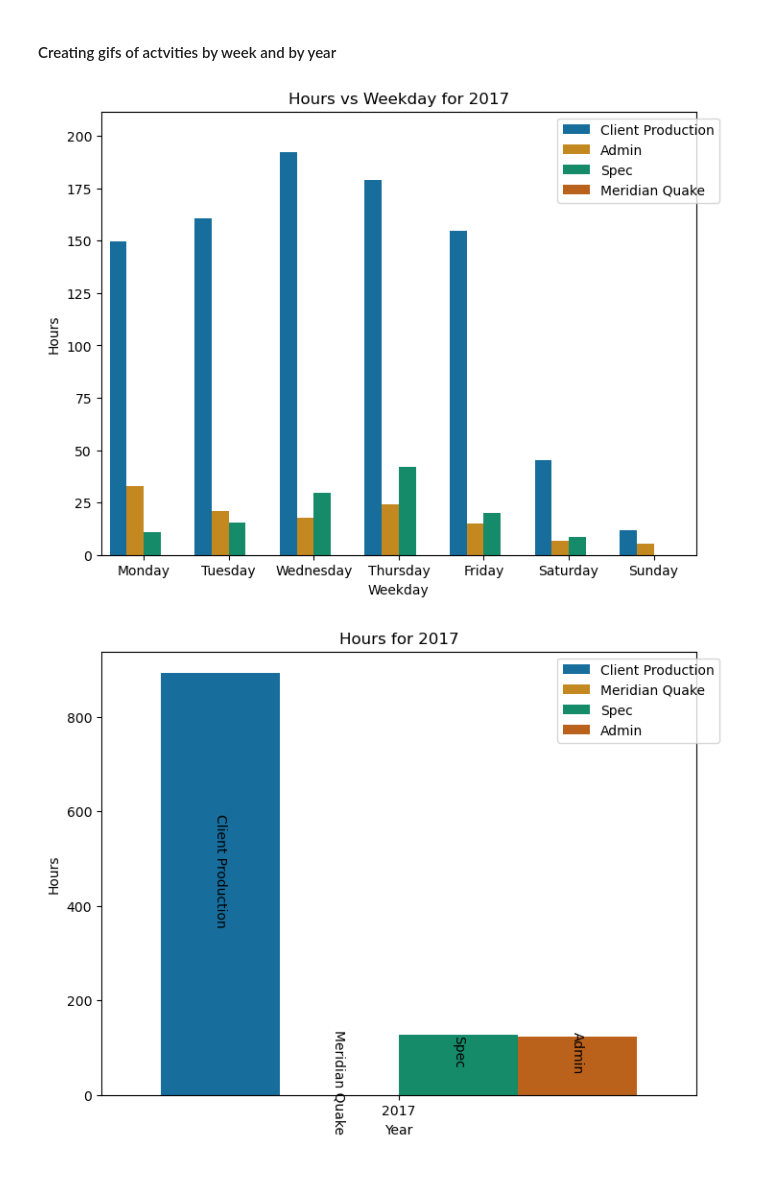
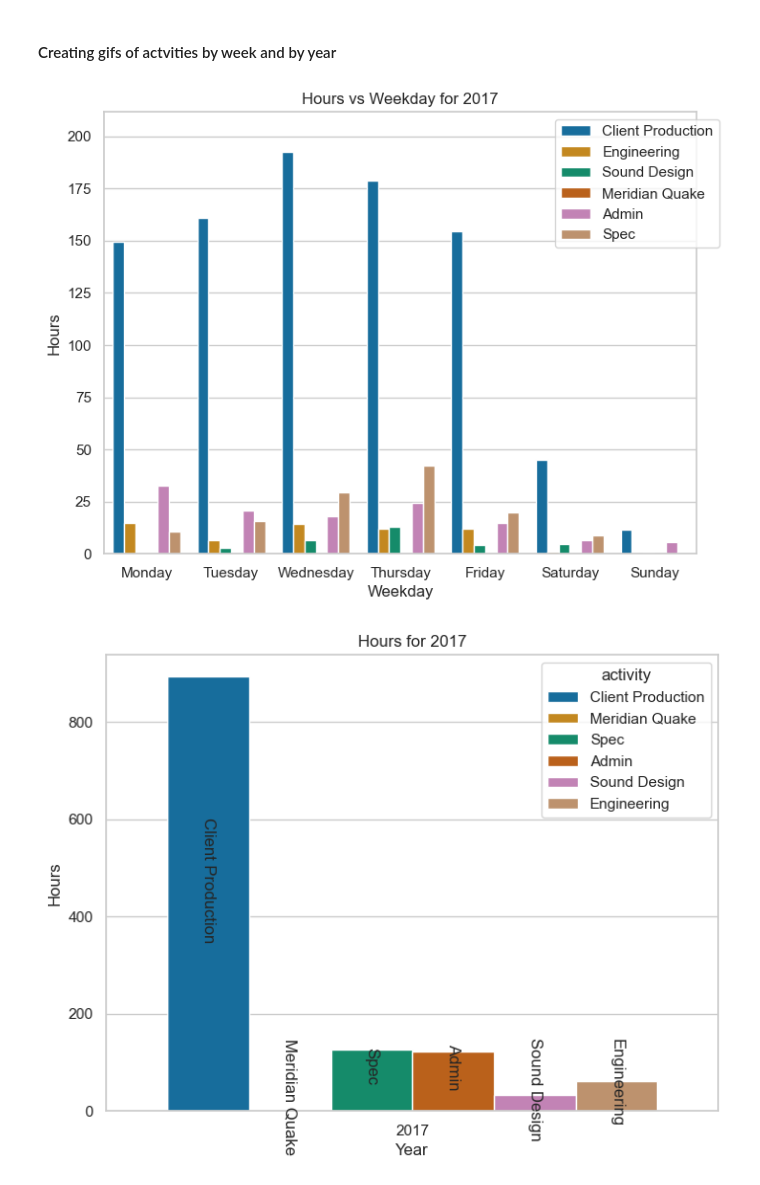
Before and after one commit to awkwardarm/Portfolio-Projects, a Jupyter notebook: Porftolio Project - Time Tracking.ipynb, the cells around one changed output. Drawn from its saved outputs; the diff is of its cells as text; code cells hidden in the pictures.

```diff
--- a/Porftolio Project - Time Tracking.ipynb
+++ b/Porftolio Project - Time Tracking.ipynb
@@ -84,8 +93,8 @@ plt.show()
 # %% [markdown]
 ### Productivity By Day of Week
 # %%
-# Filter business activities from tracking input
-business_activities = ['Client Production', 'Meridian Quake', 'Spec', 'Admin']
+# List business activities
+business_activities = ['Client Production', 'Meridian Quake', 'Spec', 'Admin', 'Sound Design', 'Engineering']
 
 # Filter the years to be greater than 2016 and less than the current year
 current_year = datetime.datetime.now().year
@@ -120,7 +192,7 @@ with writer.saving(fig, filepath, 100):
          # Create a pivot table with day_of_week as index, activity as columns, and hours as values
         pivot_data = time_tracking_by_year.pivot_table(index='day_of_week', columns='activity', values='hours', aggfunc='sum')
 
-        # Ensure all activities are present by reindexing
+        # Ensure all activities are present by re-indexing
         pivot_data = pivot_data.reindex(columns=business_activities, fill_value=0).reset_index()
 
         # Melt the data to get it back to long format for plotting
@@ -149,7 +221,7 @@ with writer.saving(fig, filepath, 100):
         writer.grab_frame()
         plt.show()
 # %% [output]
-[figure, old version]
+[figure, new version]
 # %%
 # Create writer and meta data
 metadata = dict(title='movie', artist ='Matthew Tryba')
@@ -170,32 +242,32 @@ with writer.saving(fig, filepath, 100):
          # Create a pivot table with day_of_week as index, activity as columns, and hours as values
         pivot_data = time_tracking_by_year.pivot_table(index='year', columns='activity', values='hours', aggfunc='sum')
 
         # Ensure all activities are present by reindexing
         pivot_data = pivot_data.reindex(columns=business_activities, fill_value=0).reset_index()
 
         # Melt the data to get it back to long format for plotting
         plot_data = pivot_data.melt(id_vars='year', value_name='hours', var_name='activity')
 
         # Find the max hours for y axis
         if plot_data['hours'].max() > max_hours:
             max_hours = plot_data['hours'].max() * 1.1
 
         # Clear the current axes (necessary to avoid overlapping plots)
         ax.clear()
 
         # Create barplots for each year
         sns.barplot(x='year', y='hours', hue='activity', data=plot_data, ax=ax, palette= 'colorblind')
         ax.set_title(f'Hours for {year}')
-        ax.legend(bbox_to_anchor=(1.05, 1), loc='upper right')
+        #ax.legend(bbox_to_anchor=(1.05, 1), loc='upper right')
         #ax.set_ylim(0, max_hours)
 
         # Add hue values inside the bars
         for p, label in zip(ax.patches, plot_data['activity']):
             ax.annotate(label, (p.get_x() + p.get_width() / 2., p.get_height() / 2.),
                         ha='center', va='center', xytext=(0, 10), textcoords='offset points', rotation=270)
         ax.set_xlabel('Year')
         ax.set_ylabel('Hours')
         writer.grab_frame()
         plt.show()
 # %% [output]
-[figure, old version]
+[figure, new version]
```
Also changed, not shown: parts of 13 cells of this notebook, 6 other files.
